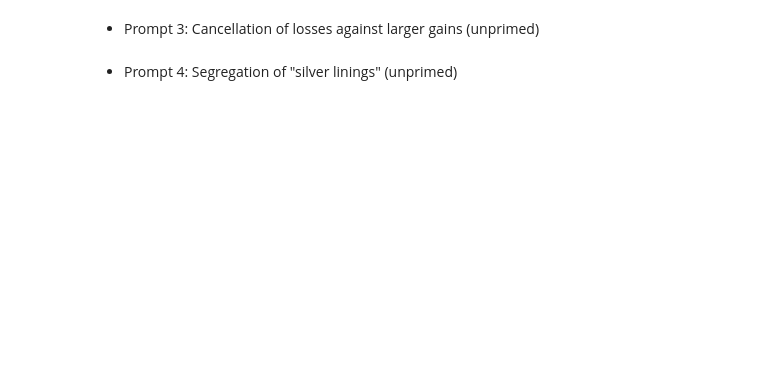
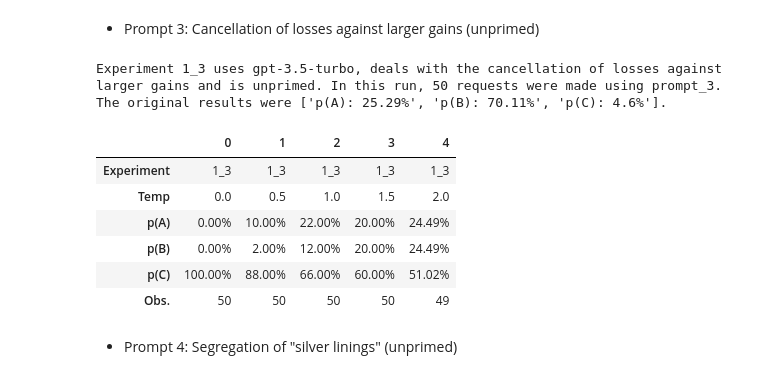
Before and after one commit to MariusDSPM/Data-Science-Project, a Jupyter notebook: Prospect_Theory.ipynb, the cells around one changed output. Saved outputs shown, nothing was run; the diff lists cells and outputs as text; code cells hidden in the pictures; blank space fills up the shorter version.

```diff
--- a/Prospect_Theory.ipynb
+++ b/Prospect_Theory.ipynb
@@ -484,6 +504,17 @@ results_1_2, probs_1_2 = temperature_loop(run_experiment, experiment_id = "1_2",
 - Prompt 3: Cancellation of losses against larger gains (unprimed)
 # %%
 results_1_3, probs_1_3 = temperature_loop(run_experiment, experiment_id = "1_3", temperature_list = [0, 0.5, 1, 1.5, 2], n = 50, max_tokens = 1)
+probs_1_3
+# %% [output]
+Experiment 1_3 uses gpt-3.5-turbo, deals with the cancellation of losses against larger gains and is unprimed. In this run, 50 requests were made using prompt_3.
+The original results were ['p(A): 25.29%', 'p(B): 70.11%', 'p(C): 4.6%'].
+|  | 0 | 1 | 2 | 3 | 4 |
+| Experiment | 1_3 | 1_3 | 1_3 | 1_3 | 1_3 |
+| Temp | 0.0 | 0.5 | 1.0 | 1.5 | 2.0 |
+| p(A) | 0.00% | 10.00% | 22.00% | 20.00% | 24.49% |
+| p(B) | 0.00% | 2.00% | 12.00% | 20.00% | 24.49% |
+| p(C) | 100.00% | 88.00% | 66.00% | 60.00% | 51.02% |
+| Obs. | 50 | 50 | 50 | 50 | 49 |
 # %% [markdown]
 - Prompt 4: Segregation of "silver linings" (unprimed)
 # %%
```
Also changed, not shown: parts of 19 cells of this notebook.
